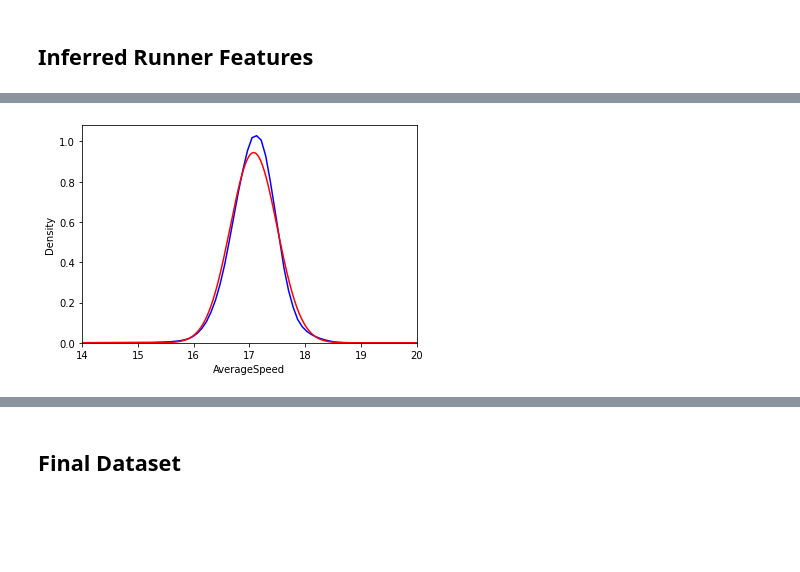
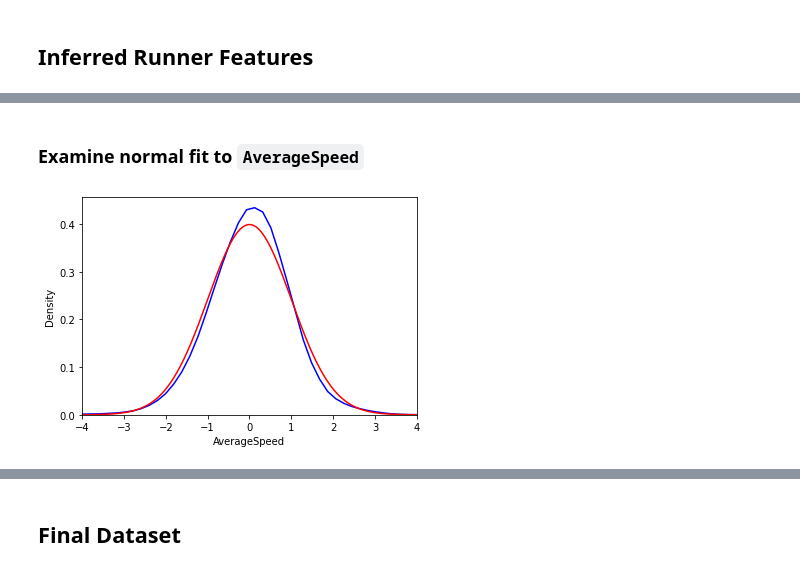
Before and after one commit to Isilisi/Greyhounds, a Jupyter notebook: feature_building.ipynb, the cells around one changed output, grey strips where cells are left out. Drawn from its saved outputs; the diff is of its cells as text; code cells hidden in the pictures; blank space fills up the shorter version.

Commit message:
Set up inferred runner features table
1. Compute "AverageSpeed", "IsWinner" and "InvertedPrice" for each runner
2. Give estimated for each race equal to the values of the last race

```diff
--- a/feature_building.ipynb
+++ b/feature_building.ipynb
@@ -215,5 +207,20 @@ plt.show()
 [figure]
 # %% [markdown]
 ## Inferred Runner Features
-# %%
-data['AverageSpeed'] = data.Distance / data.RunTime
+# %%
+def get_inferred_runner_features(data):
+
+    ir_features = pd.DataFrame()
+
+    average_speed_scaler = StandardScaler()
+    ir_features['AverageSpeed'] = data.Distance / data.RunTime
+    ir_features['AverageSpeed'] = average_speed_scaler.fit_transform(ir_features[['AverageSpeed']])
+
+    ir_features['IsWinner'] = (data.Place == 1).astype(int)
+
+    ir_features['InvertedPrice'] = np.reciprocal(data.StartPrice).fillna(0)
+
+    return ir_features
+
+ir_features = get_inferred_runner_features(data)
+ir_features
@@ -220,17 +292,14 @@ data['AverageSpeed'] = data.Distance / data.RunTime
+# %% [markdown]
+### Examine normal fit to `AverageSpeed`
 # %%
 
-mu = data.AverageSpeed.mean()
-sd = data.AverageSpeed.std()
-xs = np.linspace(14, 20, 1000)
+mu = ir_features.AverageSpeed.mean()
+sd = ir_features.AverageSpeed.std()
+xs = np.linspace(-4, 4, 500)
 
-# shape = (mu / sd) ** 2
-# scale = mu / shape
-
-
-sns.kdeplot(data.AverageSpeed, color = 'blue')
+sns.kdeplot(ir_features.AverageSpeed, color = 'blue')
 plt.plot(xs, norm.pdf(xs, loc = mu, scale = sd), color = 'red')
-# plt.plot(xs, gamma.pdf(xs, a = shape, scale = scale), color = 'green')
-plt.xlim((14, 20))
+plt.xlim((-4, 4))
 plt.show()
 # %% [output]
-[figure, old version]
+[figure, new version]
```
Also changed, not shown: parts of 8 cells of this notebook.
